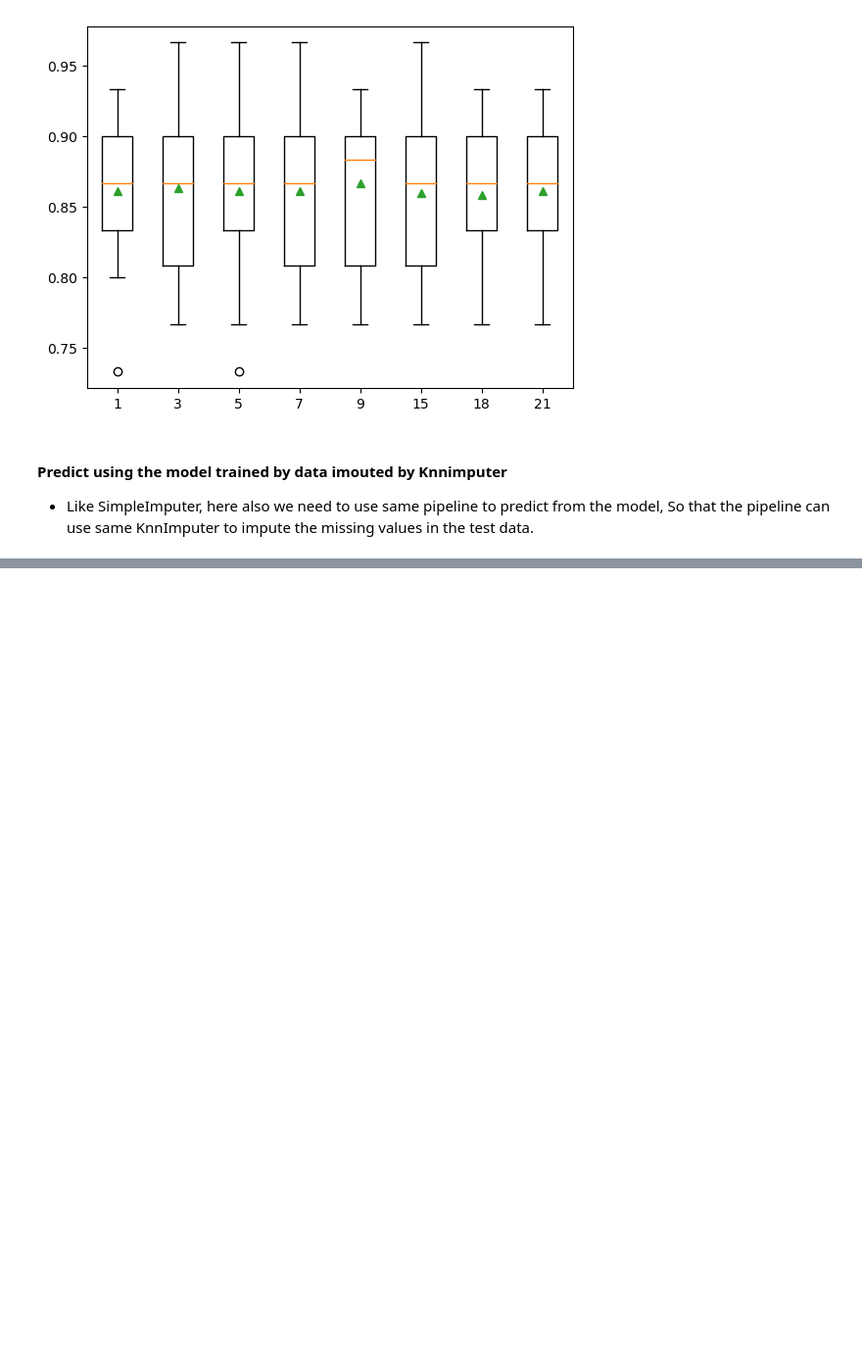
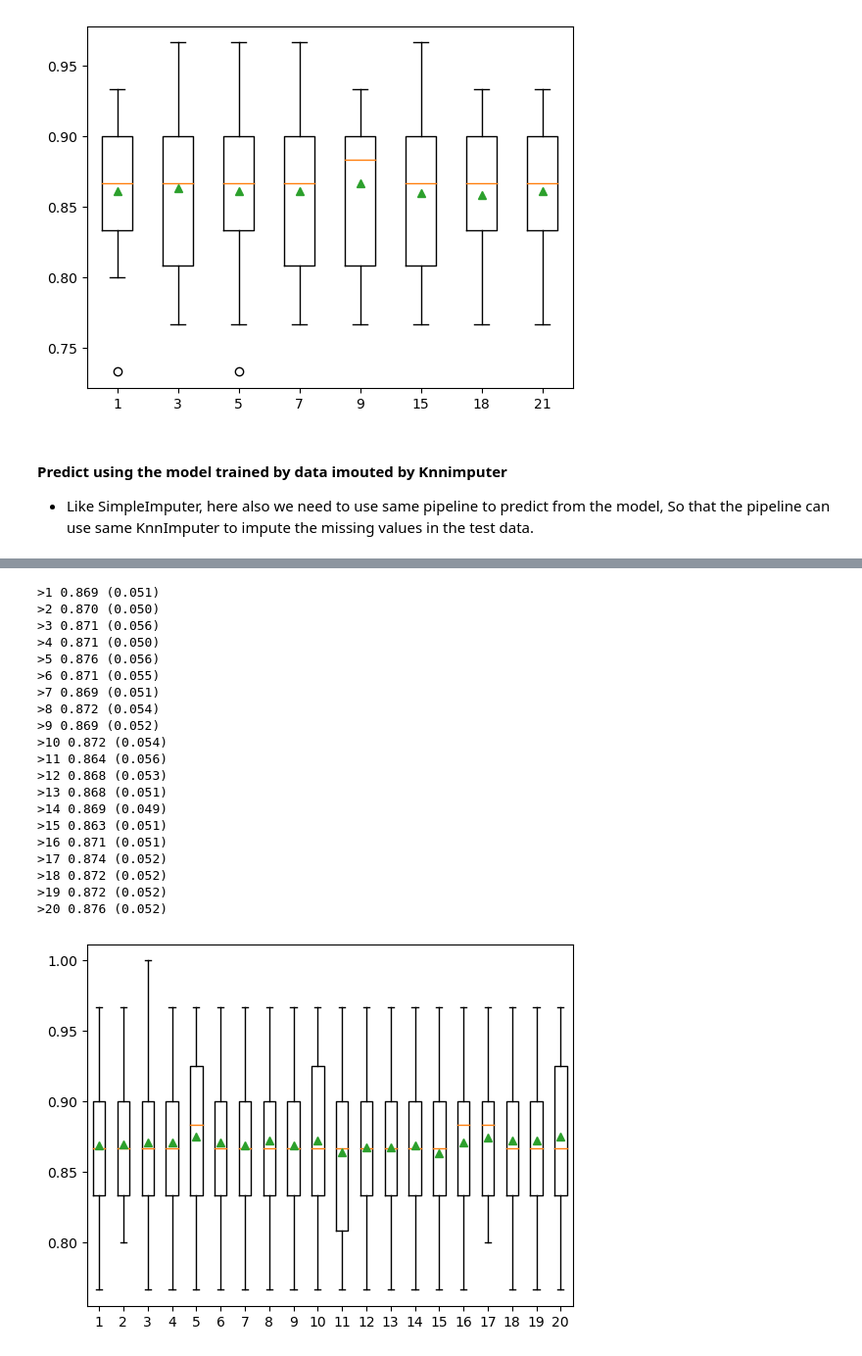
Before and after one commit to arbarikcp/machine-learning-book, a Jupyter notebook: data-preparation/5-missing-value.ipynb, the cells around one changed output, grey strips where cells are left out. Shown: that part at 98% size. Saved outputs shown, nothing was run; the diff lists cells and outputs as text; code cells hidden in the pictures; blank space fills up the shorter version.

```diff
--- a/data-preparation/5-missing-value.ipynb
+++ b/data-preparation/5-missing-value.ipynb
@@ -652,0 +945,63 @@ print('Predicted Class: %d' % yhat[0])
+# %%
+# compare model on iterative imputation number of iterations for the horse colic dataset
+from numpy import mean
+from numpy import std
+from pandas import read_csv
+from sklearn.ensemble import RandomForestClassifier
+from sklearn.experimental import enable_iterative_imputer
+from sklearn.impute import IterativeImputer
+from sklearn.model_selection import cross_val_score
+from sklearn.model_selection import RepeatedStratifiedKFold
+from sklearn.pipeline import Pipeline
+from matplotlib import pyplot
+
+# load dataset
+dataframe = read_csv('./data/horse-colic.csv', header=None, na_values='?')
+
+# split into input and output elements
+data = dataframe.values
+ix = [i for i in range(data.shape[1]) if i != 23]
+X, y = data[:, ix], data[:, 23]
+
+# evaluate each strategy on the dataset
+results = list()
+strategies = [str(i) for i in range(1, 21)]
+
+for s in strategies:
+
+	# create the modeling pipeline
+	pipeline = Pipeline(steps=[('i', IterativeImputer(max_iter=int(s))), ('m', RandomForestClassifier())])
+
+	# evaluate the model
+	cv = RepeatedStratifiedKFold(n_splits=10, n_repeats=3, random_state=1)
+	scores = cross_val_score(pipeline, X, y, scoring='accuracy', cv=cv, n_jobs=-1)
+
+	# store results
+	results.append(scores)
+	print('>%s %.3f (%.3f)' % (s, mean(scores), std(scores)))
+
+# plot model performance for comparison
+pyplot.boxplot(results, labels=strategies, showmeans=True)
+pyplot.show()
+# %% [output]
+>1 0.869 (0.051)
+>2 0.870 (0.050)
+>3 0.871 (0.056)
+>4 0.871 (0.050)
+>5 0.876 (0.056)
+>6 0.871 (0.055)
+>7 0.869 (0.051)
+>8 0.872 (0.054)
+>9 0.869 (0.052)
+>10 0.872 (0.054)
+>11 0.864 (0.056)
+>12 0.868 (0.053)
+>13 0.868 (0.051)
+>14 0.869 (0.049)
+>15 0.863 (0.051)
+>16 0.871 (0.051)
+>17 0.874 (0.052)
+>18 0.872 (0.052)
+>19 0.872 (0.052)
+>20 0.876 (0.052)
+[figure, added]
```
Also changed, not shown: parts of 6 cells of this notebook.
